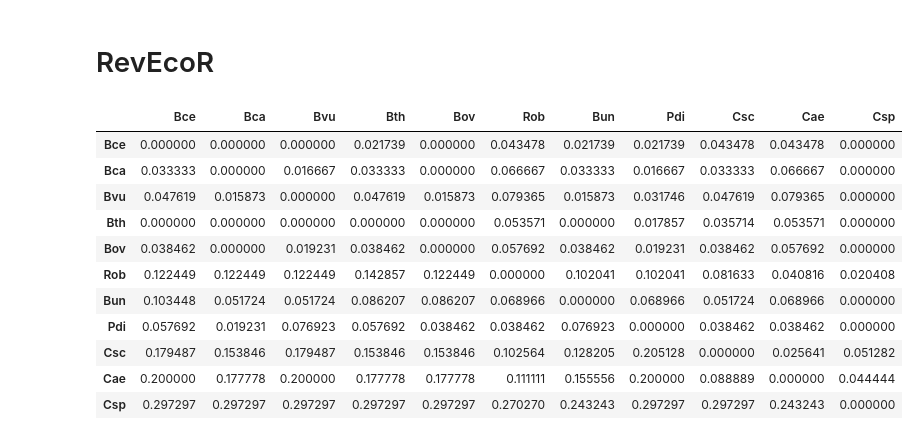
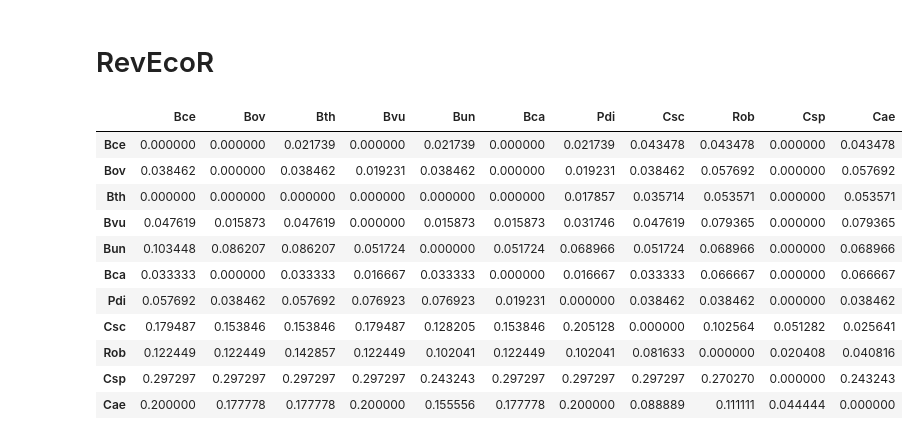
Before and after one commit to alejandrocs98/masters-thesis, a Jupyter notebook: metabolic-modeling/RevEco.ipynb, the cells around one changed output. Saved outputs shown, nothing was run; the diff lists cells and outputs as text; code cells hidden in the pictures.

```diff
--- a/metabolic-modeling/RevEco.ipynb
+++ b/metabolic-modeling/RevEco.ipynb
@@ -62,6 +62,8 @@ pretty_names_dir = {'B_caccae': 'Bca',
                 }
 
 cols_species_map = dict(zip(taxa, cols))
+
+order_hm = ['Bce', 'Bov', 'Bth', 'Bvu', 'Bun', 'Bca', 'Pdi', 'Csc', 'Rob', 'Csp', 'Cae']
 # %%
 def presence_absence(x):
     if pd.isna(x):
@@ -114,21 +116,22 @@ KOs
 # %%
 complementarity = pd.read_table('RevEcoR/complementarity_index.tab', index_col=0)
 complementarity.columns = complementarity.columns.map(pretty_names_dir)
 complementarity.index = complementarity.index.map(pretty_names_dir)
+complementarity = complementarity.loc[order_hm, order_hm]
 complementarity
 # %% [output]
-|  | Bce | Bca | Bvu | Bth | Bov | Rob | Bun | Pdi | Csc | Cae | Csp |
-| Bce | 0.000000 | 0.000000 | 0.000000 | 0.021739 | 0.000000 | 0.043478 | 0.021739 | 0.021739 | 0.043478 | 0.043478 | 0.000000 |
-| Bca | 0.033333 | 0.000000 | 0.016667 | 0.033333 | 0.000000 | 0.066667 | 0.033333 | 0.016667 | 0.033333 | 0.066667 | 0.000000 |
-| Bvu | 0.047619 | 0.015873 | 0.000000 | 0.047619 | 0.015873 | 0.079365 | 0.015873 | 0.031746 | 0.047619 | 0.079365 | 0.000000 |
-| Bth | 0.000000 | 0.000000 | 0.000000 | 0.000000 | 0.000000 | 0.053571 | 0.000000 | 0.017857 | 0.035714 | 0.053571 | 0.000000 |
-| Bov | 0.038462 | 0.000000 | 0.019231 | 0.038462 | 0.000000 | 0.057692 | 0.038462 | 0.019231 | 0.038462 | 0.057692 | 0.000000 |
-| Rob | 0.122449 | 0.122449 | 0.122449 | 0.142857 | 0.122449 | 0.000000 | 0.102041 | 0.102041 | 0.081633 | 0.040816 | 0.020408 |
-| Bun | 0.103448 | 0.051724 | 0.051724 | 0.086207 | 0.086207 | 0.068966 | 0.000000 | 0.068966 | 0.051724 | 0.068966 | 0.000000 |
-| Pdi | 0.057692 | 0.019231 | 0.076923 | 0.057692 | 0.038462 | 0.038462 | 0.076923 | 0.000000 | 0.038462 | 0.038462 | 0.000000 |
-| Csc | 0.179487 | 0.153846 | 0.179487 | 0.153846 | 0.153846 | 0.102564 | 0.128205 | 0.205128 | 0.000000 | 0.025641 | 0.051282 |
-| Cae | 0.200000 | 0.177778 | 0.200000 | 0.177778 | 0.177778 | 0.111111 | 0.155556 | 0.200000 | 0.088889 | 0.000000 | 0.044444 |
-| Csp | 0.297297 | 0.297297 | 0.297297 | 0.297297 | 0.297297 | 0.270270 | 0.243243 | 0.297297 | 0.297297 | 0.243243 | 0.000000 |
+|  | Bce | Bov | Bth | Bvu | Bun | Bca | Pdi | Csc | Rob | Csp | Cae |
+| Bce | 0.000000 | 0.000000 | 0.021739 | 0.000000 | 0.021739 | 0.000000 | 0.021739 | 0.043478 | 0.043478 | 0.000000 | 0.043478 |
+| Bov | 0.038462 | 0.000000 | 0.038462 | 0.019231 | 0.038462 | 0.000000 | 0.019231 | 0.038462 | 0.057692 | 0.000000 | 0.057692 |
+| Bth | 0.000000 | 0.000000 | 0.000000 | 0.000000 | 0.000000 | 0.000000 | 0.017857 | 0.035714 | 0.053571 | 0.000000 | 0.053571 |
+| Bvu | 0.047619 | 0.015873 | 0.047619 | 0.000000 | 0.015873 | 0.015873 | 0.031746 | 0.047619 | 0.079365 | 0.000000 | 0.079365 |
+| Bun | 0.103448 | 0.086207 | 0.086207 | 0.051724 | 0.000000 | 0.051724 | 0.068966 | 0.051724 | 0.068966 | 0.000000 | 0.068966 |
+| Bca | 0.033333 | 0.000000 | 0.033333 | 0.016667 | 0.033333 | 0.000000 | 0.016667 | 0.033333 | 0.066667 | 0.000000 | 0.066667 |
+| Pdi | 0.057692 | 0.038462 | 0.057692 | 0.076923 | 0.076923 | 0.019231 | 0.000000 | 0.038462 | 0.038462 | 0.000000 | 0.038462 |
+| Csc | 0.179487 | 0.153846 | 0.153846 | 0.179487 | 0.128205 | 0.153846 | 0.205128 | 0.000000 | 0.102564 | 0.051282 | 0.025641 |
+| Rob | 0.122449 | 0.122449 | 0.142857 | 0.122449 | 0.102041 | 0.122449 | 0.102041 | 0.081633 | 0.000000 | 0.020408 | 0.040816 |
+| Csp | 0.297297 | 0.297297 | 0.297297 | 0.297297 | 0.243243 | 0.297297 | 0.297297 | 0.297297 | 0.270270 | 0.000000 | 0.243243 |
+| Cae | 0.200000 | 0.177778 | 0.177778 | 0.200000 | 0.155556 | 0.177778 | 0.200000 | 0.088889 | 0.111111 | 0.044444 | 0.000000 |
 # %%
 ax = sns.clustermap(complementarity,
     cmap=cmap,
```
Also changed, not shown: parts of 6 cells of this notebook, 27 other files.
